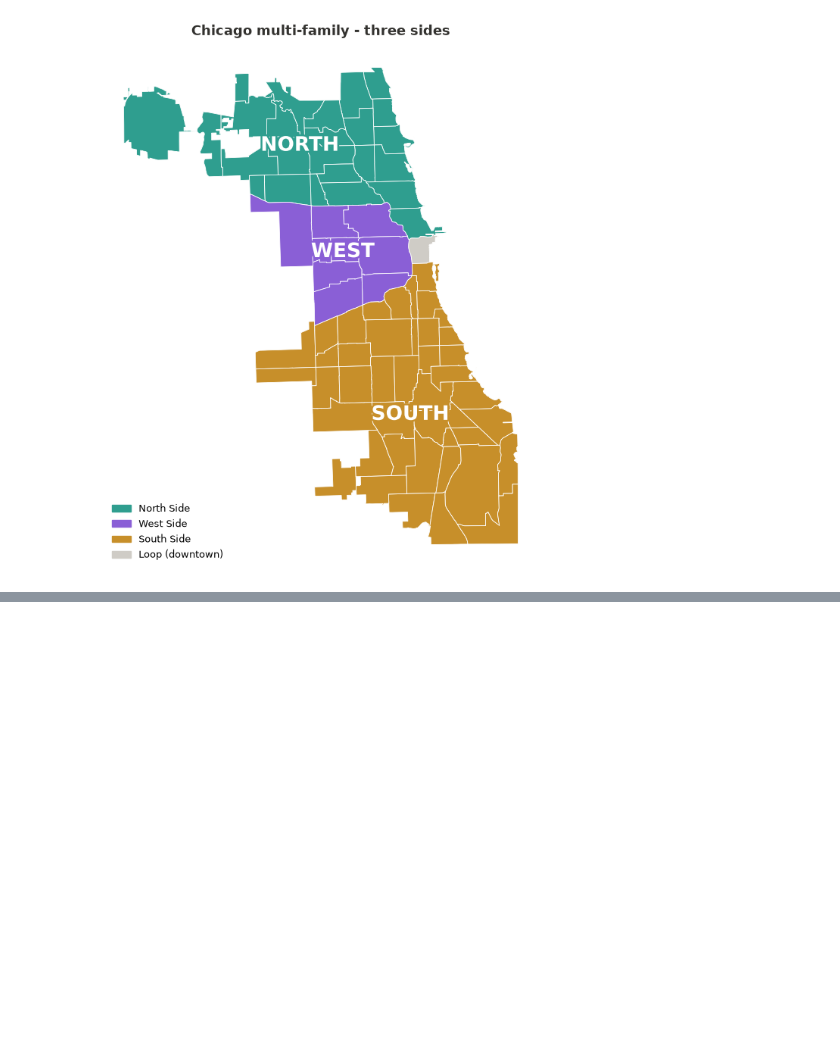
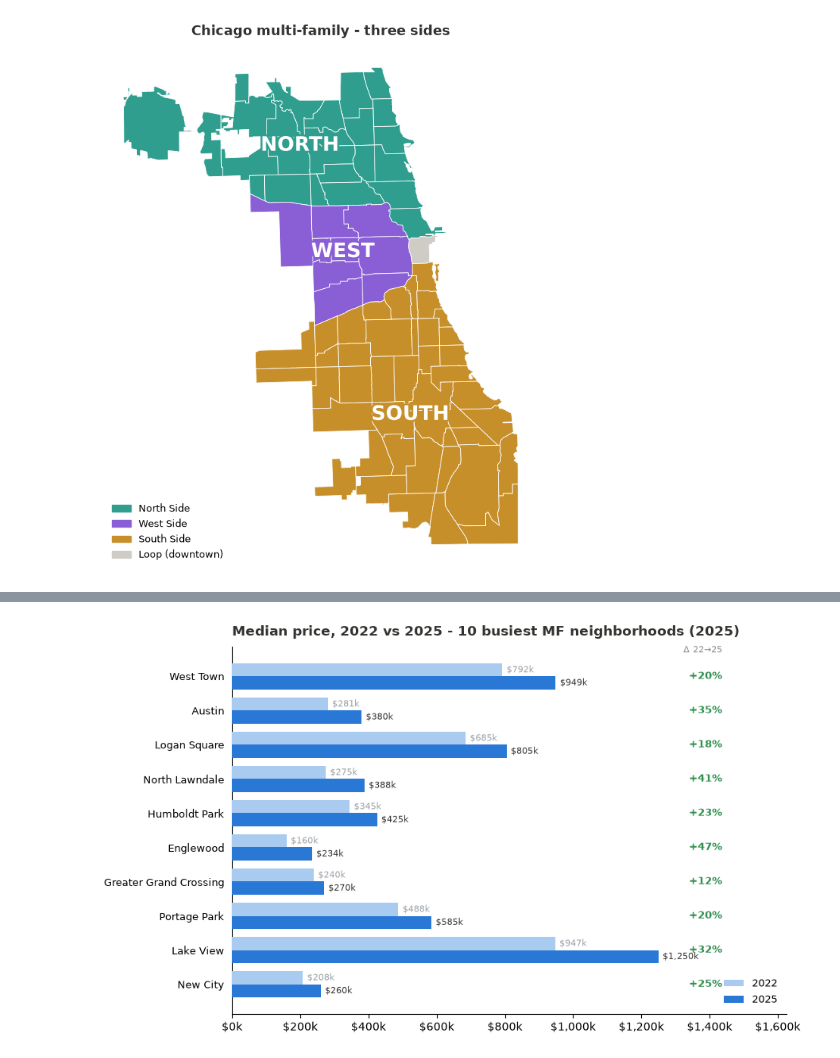
Before and after one commit to eshanprashar/chi-housing-analysis, a Jupyter notebook: notebooks/mf/01_02_data_exploration.ipynb, the cells around one changed output, grey strips where cells are left out. Saved outputs shown, nothing was run; the diff lists cells and outputs as text; code cells hidden in the pictures; blank space fills up the shorter version.

```diff
--- a/notebooks/mf/01_02_data_exploration.ipynb
+++ b/notebooks/mf/01_02_data_exploration.ipynb
@@ -57,0 +122,7 @@ maps.region_map(enriched, K.MF, sales_label="MF sales 22-25:").save("mf_region_m
+# %%
+price = sd.median_price_two_year(enriched, '2022', '2025').join(
+    enriched[[K.REPORT_GEO, K.REGION_COL]].drop_duplicates().set_index(K.REPORT_GEO))
+_cw = enriched.groupby(enriched['meta_year'].astype('string'))[K.TARGET_RAW].median()
+print(f"CITYWIDE median  2022 ${_cw['2022']:,.0f}  ->  2025 ${_cw['2025']:,.0f}"
+      f"  ({(_cw['2025']/_cw['2022'] - 1) * 100:+.1f}%)")
+price.sort_values('med_2025', ascending=False)
@@ -57,0 +149,8 @@ maps.region_map(enriched, K.MF, sales_label="MF sales 22-25:").save("mf_region_m
+# %%
+top10_vol = sd.top_neighborhoods(
+    enriched[enriched['meta_year'].astype('string') == '2025'], 10)[K.REPORT_GEO].tolist()
+charts.plot_median_price_2yr(
+    price, top10_vol, "Median price, 2022 vs 2025 - 10 busiest MF neighborhoods (2025)")
+plt.show()
+# %% [output]
+[figure, added]
```
Also changed, not shown: parts of 29 cells of this notebook, 6 other files.
